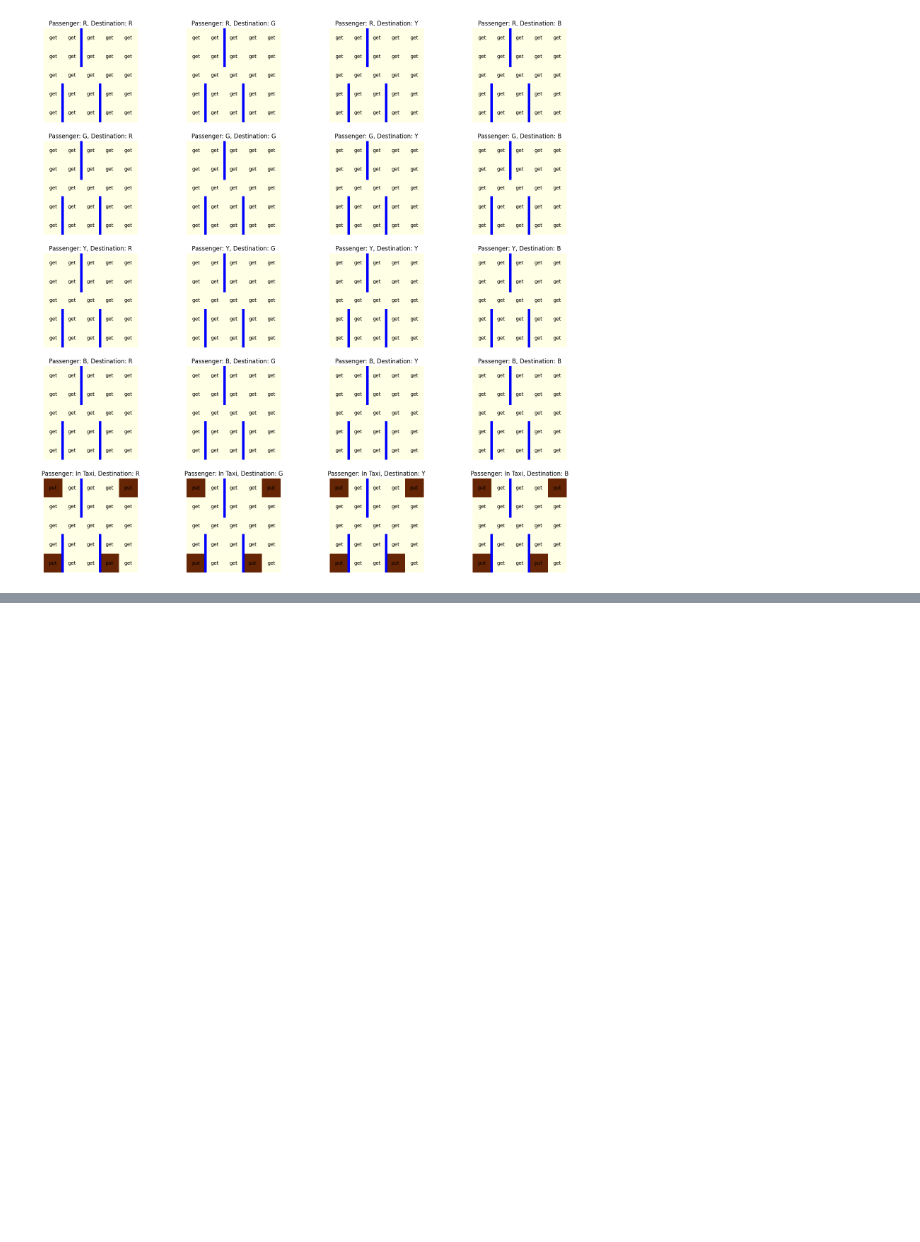
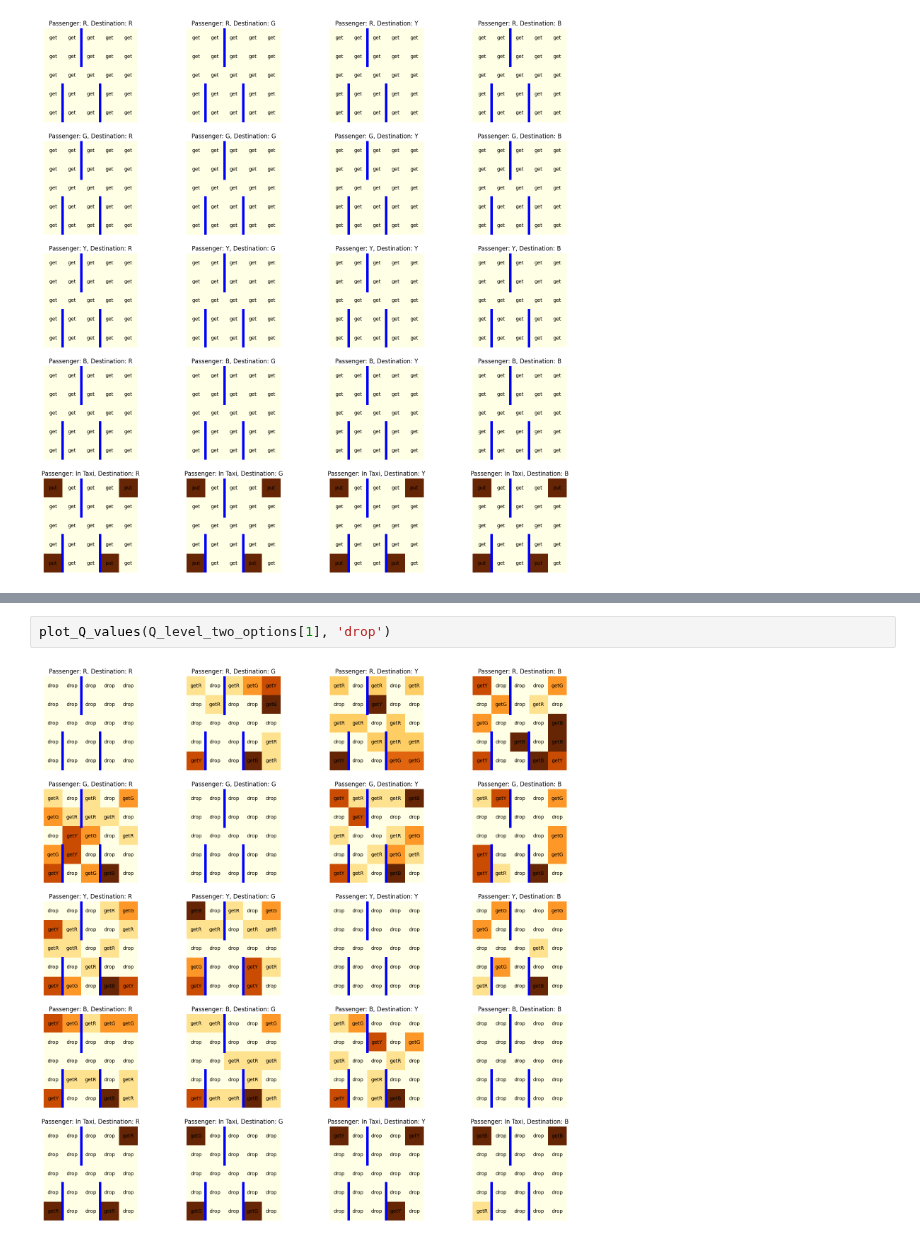
Before and after one commit to adithyaa-rg/Reinforcement_Learning_Assignment_3_Options_Framework, a Jupyter notebook: alternative_options.ipynb, the cells around one changed output, grey strips where cells are left out. Drawn from its saved outputs; the diff is of its cells as text; blank space fills up the shorter version.

```diff
--- a/alternative_options.ipynb
+++ b/alternative_options.ipynb
@@ -383,0 +388,4 @@ def plot_Q_values(Q_level_two_options):
+# %%
+plot_Q_values(Q_level_two_options[1], 'drop')
+# %% [output]
+[figure, added]
```
Also changed, not shown: parts of 2 cells of this notebook.
